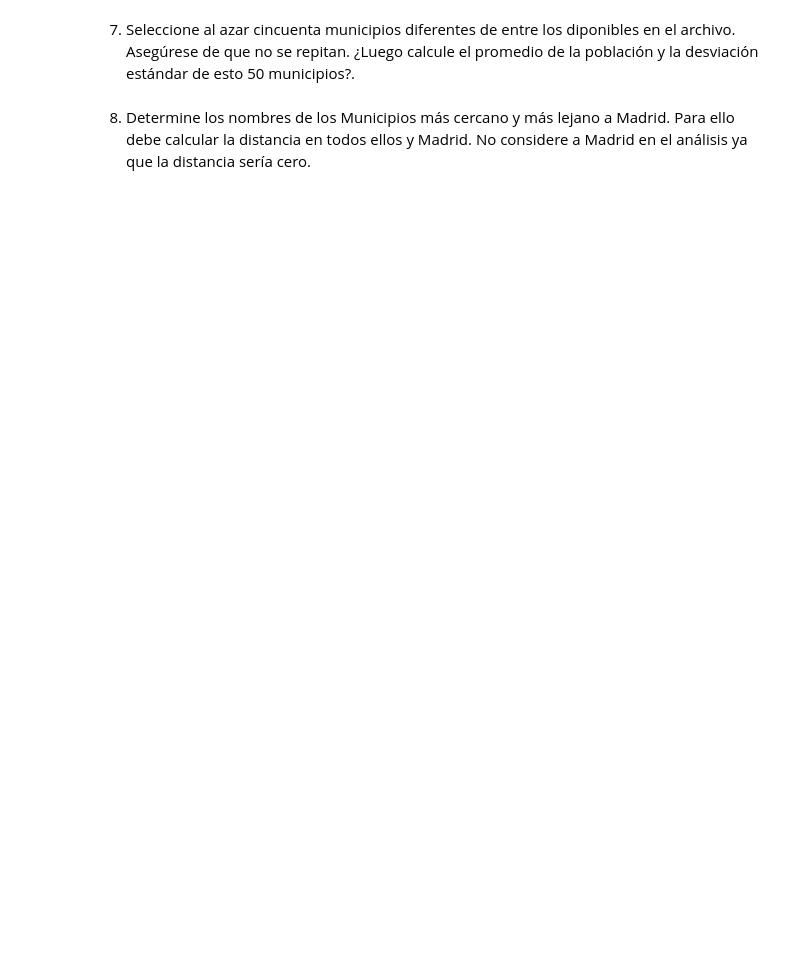
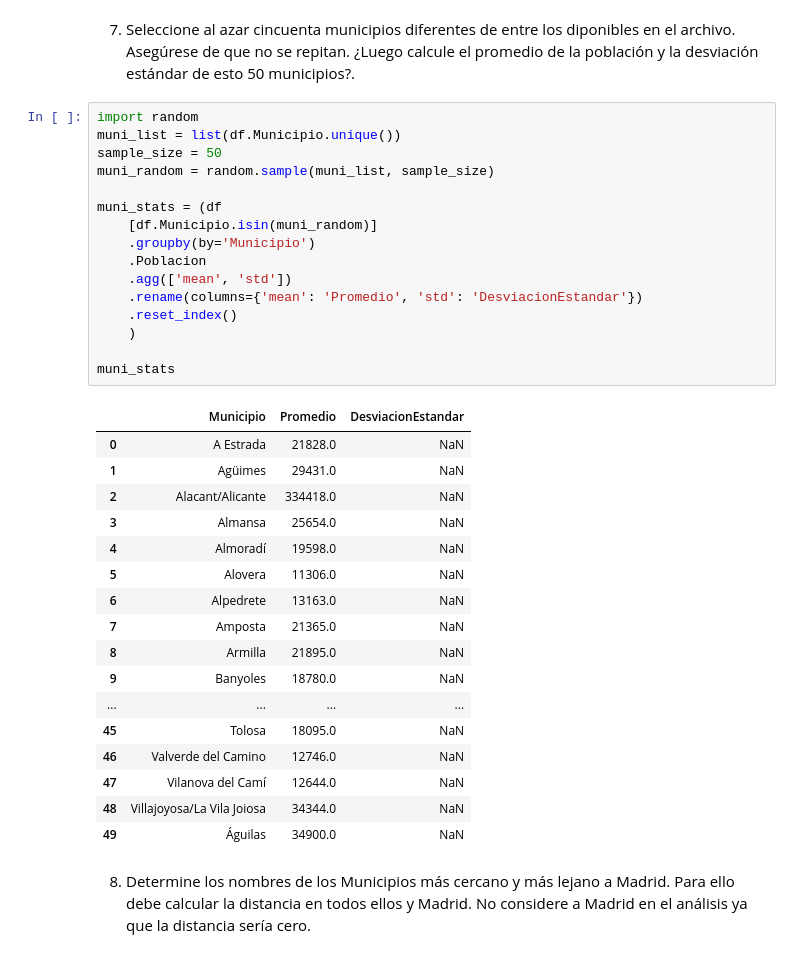
Before and after one commit to 13001893/cdp_lab_3, a Jupyter notebook: laboratorio_3.ipynb, the cells around one changed output. Cells and saved outputs as stored; diff of their text form; blank space fills up the shorter version.

```diff
--- a/laboratorio_3.ipynb
+++ b/laboratorio_3.ipynb
@@ -202,5 +229,39 @@ Name: Población de Municipios de Granda, dtype: float64
 # %% [markdown]
 
 7) Seleccione al azar cincuenta municipios diferentes de entre los diponibles en el archivo. Asegúrese de que no se repitan. ¿Luego calcule el promedio de la población y la desviación estándar de esto 50 municipios?.
+# %%
+import random
+muni_list = list(df.Municipio.unique())
+sample_size = 50
+muni_random = random.sample(muni_list, sample_size)
+
+muni_stats = (df
+    [df.Municipio.isin(muni_random)]
+    .groupby(by='Municipio')
+    .Poblacion
+    .agg(['mean', 'std'])
+    .rename(columns={'mean': 'Promedio', 'std': 'DesviacionEstandar'})
+    .reset_index()
+    )
+
+muni_stats
+# %% [output]
+|  | Municipio | Promedio | DesviacionEstandar |
+| 0 | A Estrada | 21828.0 | NaN |
+| 1 | Agüimes | 29431.0 | NaN |
+| 2 | Alacant/Alicante | 334418.0 | NaN |
+| 3 | Almansa | 25654.0 | NaN |
+| 4 | Almoradí | 19598.0 | NaN |
+| 5 | Alovera | 11306.0 | NaN |
+| 6 | Alpedrete | 13163.0 | NaN |
+| 7 | Amposta | 21365.0 | NaN |
+| 8 | Armilla | 21895.0 | NaN |
+| 9 | Banyoles | 18780.0 | NaN |
+| ... | ... | ... | ... |
+| 45 | Tolosa | 18095.0 | NaN |
+| 46 | Valverde del Camino | 12746.0 | NaN |
+| 47 | Vilanova del Camí | 12644.0 | NaN |
+| 48 | Villajoyosa/La Vila Joiosa | 34344.0 | NaN |
+| 49 | Águilas | 34900.0 | NaN |
 # %% [markdown]
 8. Determine los nombres de los Municipios más cercano y más lejano a Madrid. Para ello debe calcular la distancia en todos ellos y Madrid. No considere a Madrid en el análisis ya que la distancia sería cero.
```
Also changed, not shown: parts of 1 cell of this notebook.
